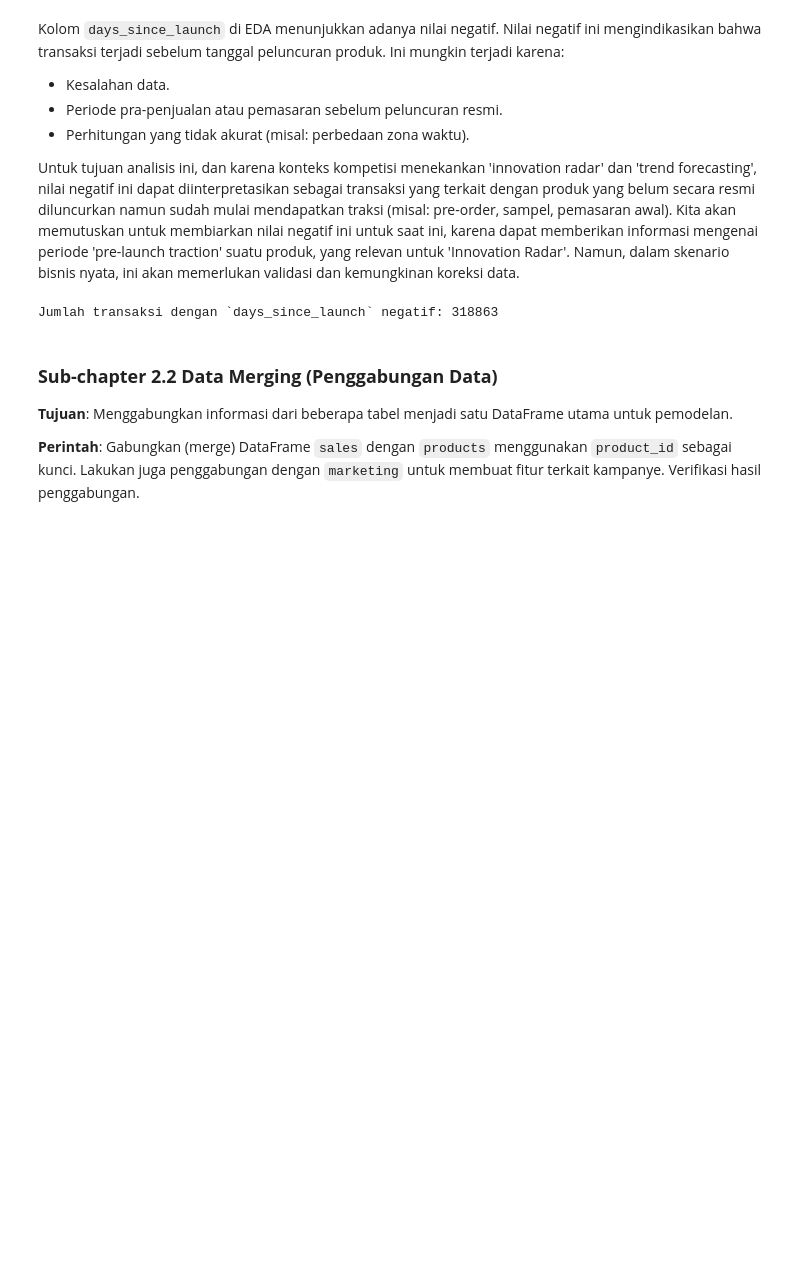
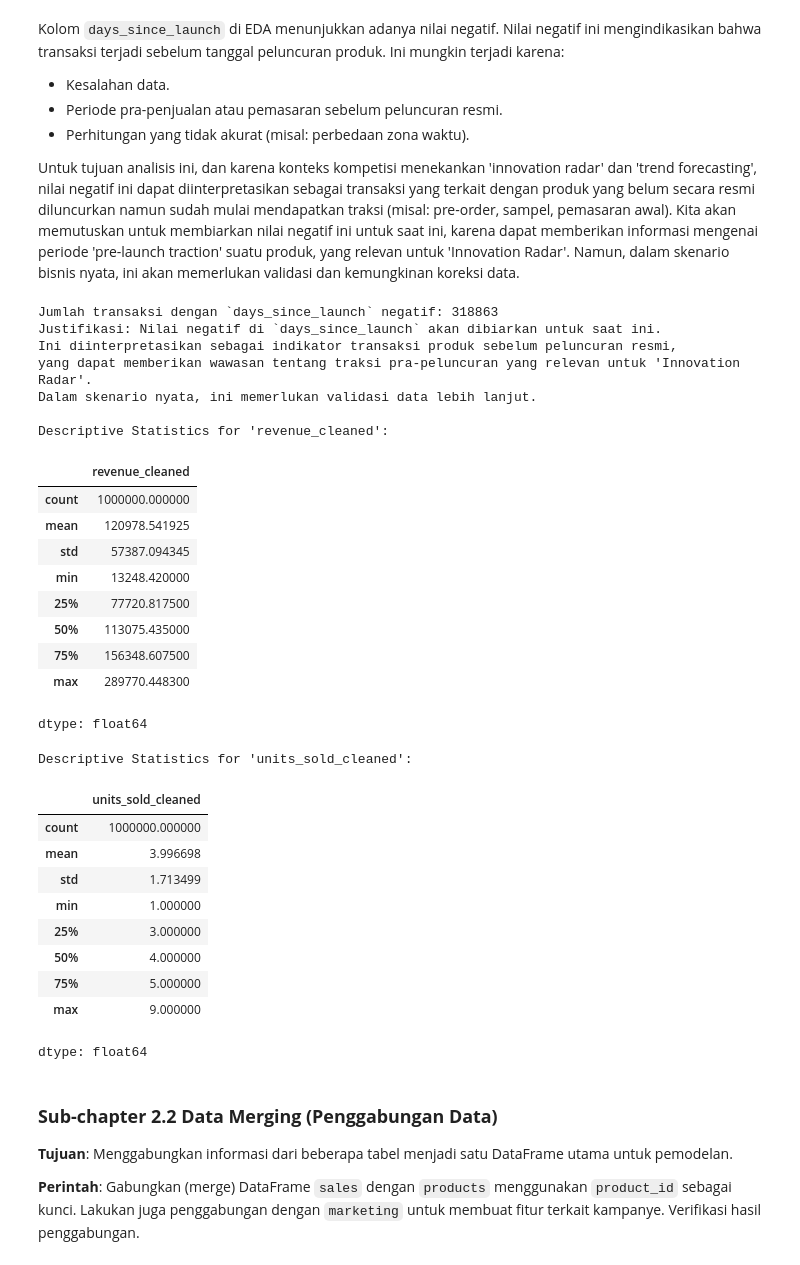
Before and after one commit to LatiefDataVisionary/fmcg-gelar-rasa-2025, a Jupyter notebook: notebooks/notebook.ipynb, the cells around one changed output. Saved outputs shown, nothing was run; the diff lists cells and outputs as text; code cells hidden in the pictures; blank space fills up the shorter version.

```diff
--- a/notebooks/notebook.ipynb
+++ b/notebooks/notebook.ipynb
@@ -1935,0 +720,16 @@ dtype: float64
+# %%
+# Hitung persentil ke-99 untuk units_sold
+units_sold_upper_bound = sales['units_sold'].quantile(0.99)
+
+print(f"\nSebelum penanganan outlier di 'units_sold':")
+print(f"  Max Units Sold: {sales['units_sold'].max():,.0f}")
+print(f"  Upper bound (99th percentile): {units_sold_upper_bound:,.0f}")
+
+sales['units_sold_cleaned'] = np.where(
+    sales['units_sold'] > units_sold_upper_bound,
+    units_sold_upper_bound, # Ganti dengan batas atas
+    sales['units_sold']
+)
+
+print(f"Setelah penanganan outlier di 'units_sold':")
+print(f"  Max Units Sold (cleaned): {sales['units_sold_cleaned'].max():,.0f}")
@@ -1950,11 +756,48 @@ namun sudah mulai mendapatkan traksi (misal: pre-order, sampel, pemasaran awal).
 Kita akan memutuskan untuk membiarkan nilai negatif ini untuk saat ini, karena dapat memberikan informasi
 mengenai periode 'pre-launch traction' suatu produk, yang relevan untuk 'Innovation Radar'.
 Namun, dalam skenario bisnis nyata, ini akan memerlukan validasi dan kemungkinan koreksi data.
-# %%
-negative_days_since_launch_count = sales[sales['days_since_launch'] < 0].shape[0]
-print(f"\nJumlah transaksi dengan `days_since_launch` negatif: {negative_days_since_launch_count}")
-# %% [output]
-Jumlah transaksi dengan `days_since_launch` negatif: 318863
+# %%
+negative_days_since_launch_count = sales[sales['days_since_launch'] < 0].shape[0]
+print(f"\nJumlah transaksi dengan `days_since_launch` negatif: {negative_days_since_launch_count}")
+print("Justifikasi: Nilai negatif di `days_since_launch` akan dibiarkan untuk saat ini.")
+print("Ini diinterpretasikan sebagai indikator transaksi produk sebelum peluncuran resmi,")
+print("yang dapat memberikan wawasan tentang traksi pra-peluncuran yang relevan untuk 'Innovation Radar'.")
+print("Dalam skenario nyata, ini memerlukan validasi data lebih lanjut.")
+
+# Tampilkan statistik deskriptif untuk kolom cleaned
+print("\nDescriptive Statistics for 'revenue_cleaned':")
+display(sales['revenue_cleaned'].describe())
+print("\nDescriptive Statistics for 'units_sold_cleaned':")
+display(sales['units_sold_cleaned'].describe())
+# %% [output]
+Jumlah transaksi dengan `days_since_launch` negatif: 318863
+Justifikasi: Nilai negatif di `days_since_launch` akan dibiarkan untuk saat ini.
+Ini diinterpretasikan sebagai indikator transaksi produk sebelum peluncuran resmi,
+yang dapat memberikan wawasan tentang traksi pra-peluncuran yang relevan untuk 'Innovation Radar'.
+Dalam skenario nyata, ini memerlukan validasi data lebih lanjut.
+
+Descriptive Statistics for 'revenue_cleaned':
+|  | revenue_cleaned |
+| count | 1000000.000000 |
+| mean | 120978.541925 |
+| std | 57387.094345 |
+| min | 13248.420000 |
+| 25% | 77720.817500 |
+| 50% | 113075.435000 |
+| 75% | 156348.607500 |
+| max | 289770.448300 |
+dtype: float64
+Descriptive Statistics for 'units_sold_cleaned':
+|  | units_sold_cleaned |
+| count | 1000000.000000 |
+| mean | 3.996698 |
+| std | 1.713499 |
+| min | 1.000000 |
+| 25% | 3.000000 |
+| 50% | 4.000000 |
+| 75% | 5.000000 |
+| max | 9.000000 |
+dtype: float64
 # %% [markdown]
 ### **Sub-chapter 2.2 Data Merging (Penggabungan Data)**
 
```
Also changed, not shown: parts of 70 cells of this notebook.
